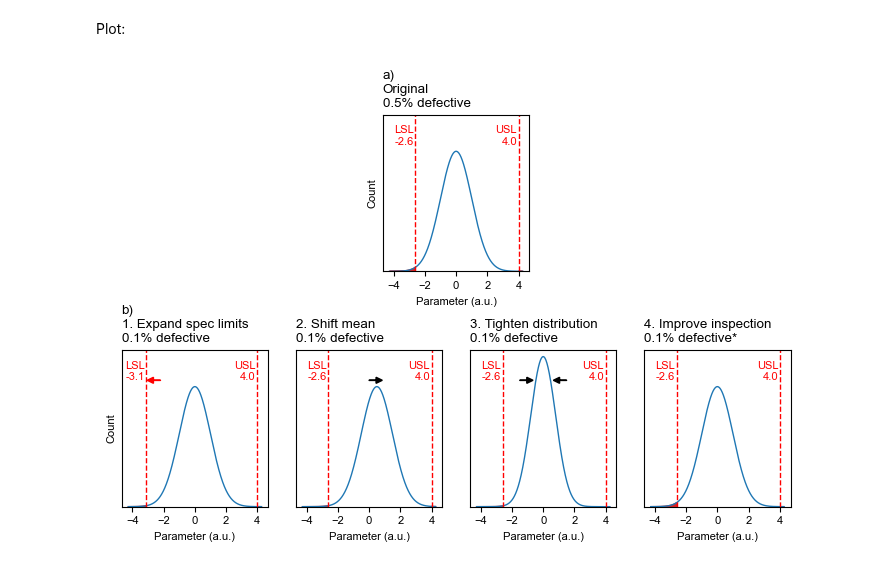
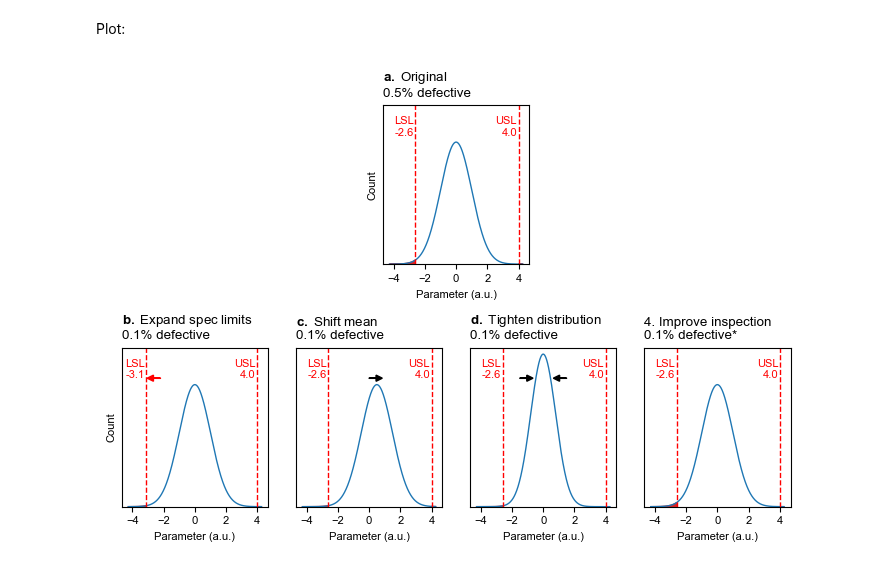
Before and after one commit to petermattia/battery-quality-at-scale, a Jupyter notebook: notebooks/pathways.ipynb, the cells around one changed output. Saved outputs shown, nothing was run; the diff lists cells and outputs as text; code cells hidden in the pictures.

```diff
--- a/notebooks/pathways.ipynb
+++ b/notebooks/pathways.ipynb
@@ -90,36 +90,36 @@ Plot:
 plt.figure(figsize=(fig_width_2col_inches, fig_height_inches))
 grid = plt.GridSpec(2, 8)
 
 ax0 = plt.subplot(grid[0, 3:5])
 ax1 = plt.subplot(grid[1, 0:2])
 ax2 = plt.subplot(grid[1, 2:4])
 ax3 = plt.subplot(grid[1, 4:6])
 ax4 = plt.subplot(grid[1, 6:8])
 
-make_subplot(ax0, "a)\nOriginal", mu=0, sigma=1, lsl=-2.6, usl=4)
-make_subplot(ax1, "b)\n1. Expand spec limits", mu=0, sigma=1, lsl=-3.1, usl=4)
-make_subplot(ax2, "2. Shift mean", mu=0.5, sigma=1, lsl=-2.6, usl=4)
-make_subplot(ax3, "3. Tighten distribution", mu=0, sigma=0.8, lsl=-2.6, usl=4)
-make_subplot(ax4, "4. Improve inspection", mu=0, sigma=1, lsl=-2.6, usl=4)
+make_subplot(ax0, "$\\bf{a.}$ Original", mu=0, sigma=1, lsl=-2.6, usl=4)
+make_subplot(ax1, "$\\bf{b.}$ Expand spec limits", mu=0, sigma=1, lsl=-3.1, usl=4)
+make_subplot(ax2, "$\\bf{c.}$ Shift mean", mu=0.5, sigma=1, lsl=-2.6, usl=4)
+make_subplot(ax3, "$\\bf{d.}$ Tighten distribution", mu=0, sigma=0.8, lsl=-2.6, usl=4)
+make_subplot(ax4, "$\\bf{e.}$ Improve inspection", mu=0, sigma=1, lsl=-2.6, usl=4)
 
 draw_arrow(ax1, -2.2, 0.42, -0.45, 0, "r")
 draw_arrow(ax2, 0, 0.42, 0.45, 0, "k")
 draw_arrow(ax3, -1.5, 0.42, 0.45, 0, "k")
 draw_arrow(ax3, 1.5, 0.42, -0.45, 0, "k")
 
 ax0.set_xlabel("Parameter (a.u.)")
 ax1.set_xlabel("Parameter (a.u.)")
 ax2.set_xlabel("Parameter (a.u.)")
 ax3.set_xlabel("Parameter (a.u.)")
 ax4.set_xlabel("Parameter (a.u.)")
 
 ax0.set_ylabel("Count")
 ax1.set_ylabel("Count")
 
 # Hardcode to change percentage and add asterisk
 ax4.set_title(f"4. Improve inspection\n0.1% defective*", loc="left")
 
 plt.tight_layout()
 plt.savefig("pathways.pdf", dpi=300, bbox_inches="tight", format="pdf")
 # %% [output]
-[figure, old version]
+[figure, new version]
```
Also changed, not shown: 1 other file.
